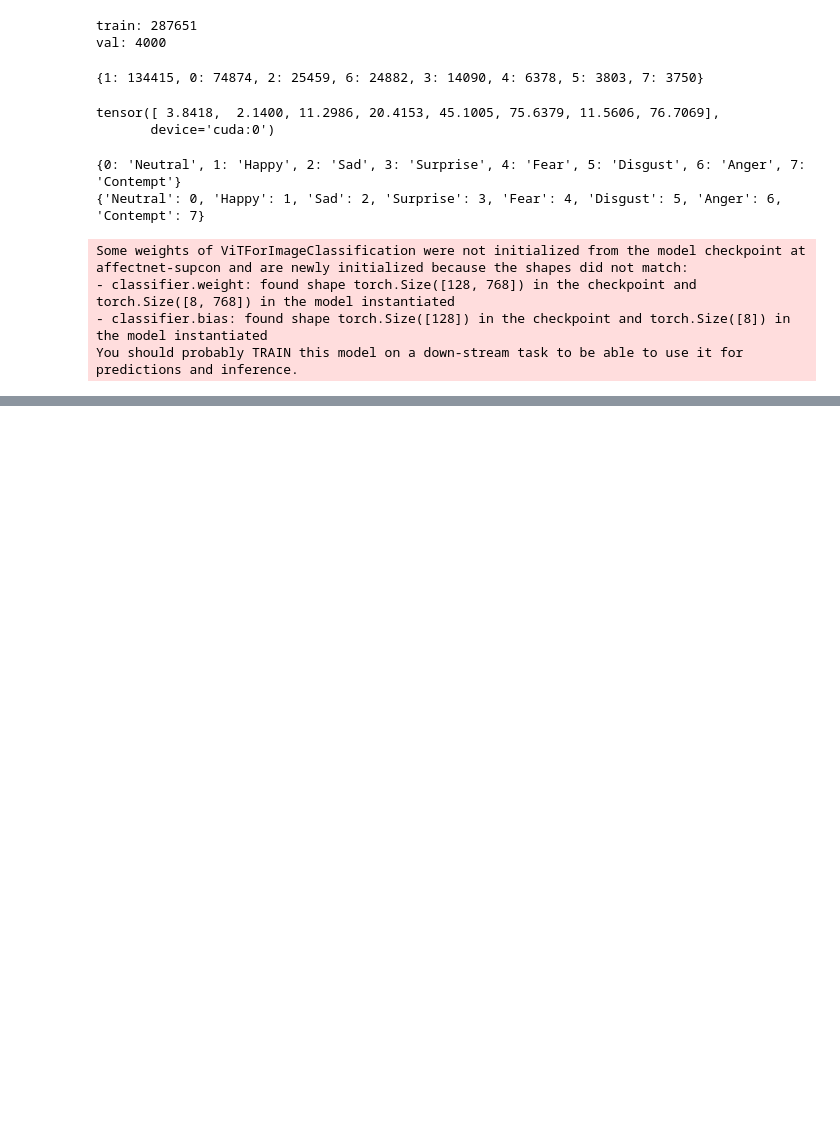
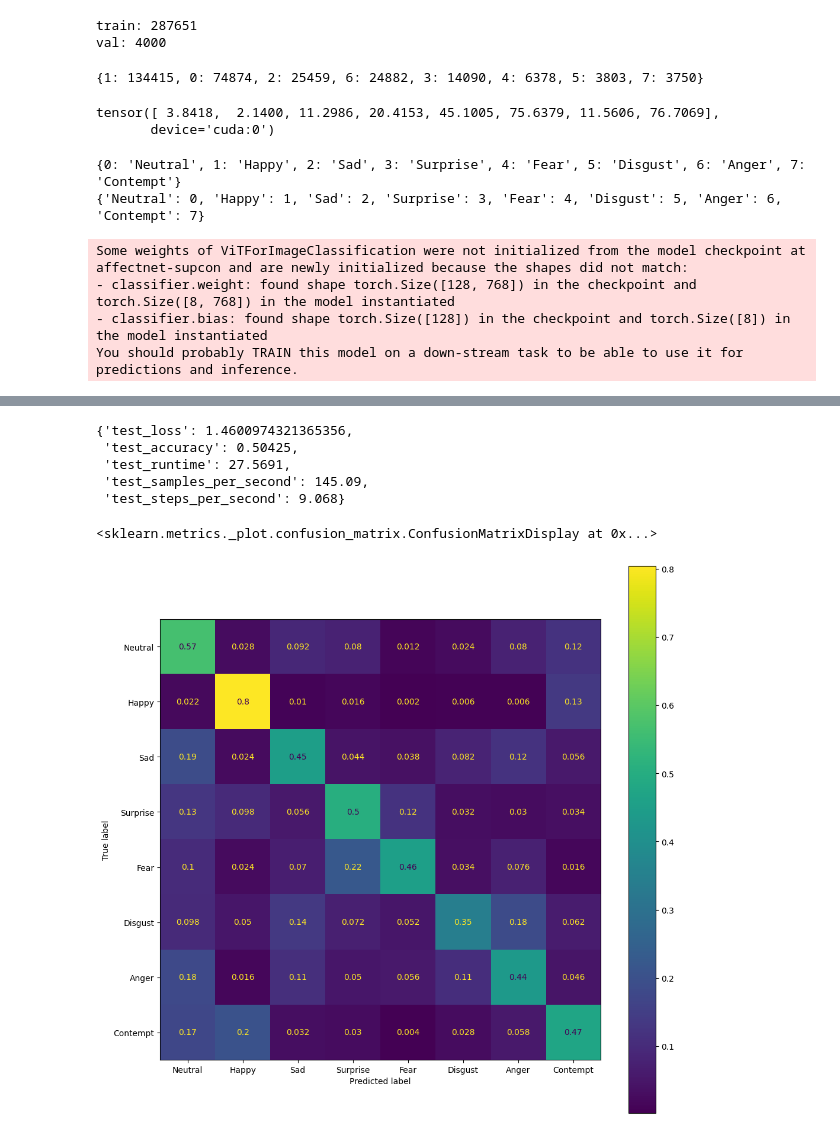
Before and after one commit to HoriiLabWork/lab-work, a Jupyter notebook: affectnet_contrastive/emotion_finetune_supcon.ipynb, the cells around one changed output, grey strips where cells are left out. Saved outputs shown, nothing was run; the diff lists cells and outputs as text; code cells hidden in the pictures; blank space fills up the shorter version.

```diff
--- a/affectnet_contrastive/emotion_finetune_supcon.ipynb
+++ b/affectnet_contrastive/emotion_finetune_supcon.ipynb
@@ -117,17 +140,17 @@ args = TrainingArguments(
     f"{model_ckpt}-ft",
     save_strategy="epoch",
     evaluation_strategy="epoch",
-    learning_rate=1e-4,
-    per_device_train_batch_size=32,
+    learning_rate=5e-4,
+    per_device_train_batch_size=128,
     per_device_eval_batch_size=16,
-    num_train_epochs=5,
+    num_train_epochs=10,
     weight_decay=1e-4,
     load_best_model_at_end=True,
     remove_unused_columns=False,
     metric_for_best_model='accuracy',
     logging_dir='ft-logs',
     logging_strategy='steps',
-    logging_steps=1000,
+    logging_steps=200,
     report_to='wandb'
 )
 # %% [output]
@@ -171,15 +208,24 @@ trainer.save_state()
 # %%
 outputs = trainer.predict(val_dataset)
 outputs.metrics
+# %% [output]
+{'test_loss': 1.4600974321365356,
+ 'test_accuracy': 0.50425,
+ 'test_runtime': 27.5691,
+ 'test_samples_per_second': 145.09,
+ 'test_steps_per_second': 9.068}
 # %%
 from sklearn.metrics import confusion_matrix, ConfusionMatrixDisplay
 import matplotlib.pyplot as plt
 
 y_true = outputs.label_ids
 y_pred = outputs.predictions.argmax(1)
 
-labels = list(label2id.keys())[:-1]
+labels = list(label2id.keys())
 cm = confusion_matrix(y_true, y_pred, normalize='true')
 disp = ConfusionMatrixDisplay(confusion_matrix=cm, display_labels=labels)
 fig, ax = plt.subplots(figsize=(12,12))
 disp.plot(ax=ax)
+# %% [output]
+<sklearn.metrics._plot.confusion_matrix.ConfusionMatrixDisplay at 0x...>
+[figure, added]
```
Also changed, not shown: parts of 4 cells of this notebook, 7 other files.
